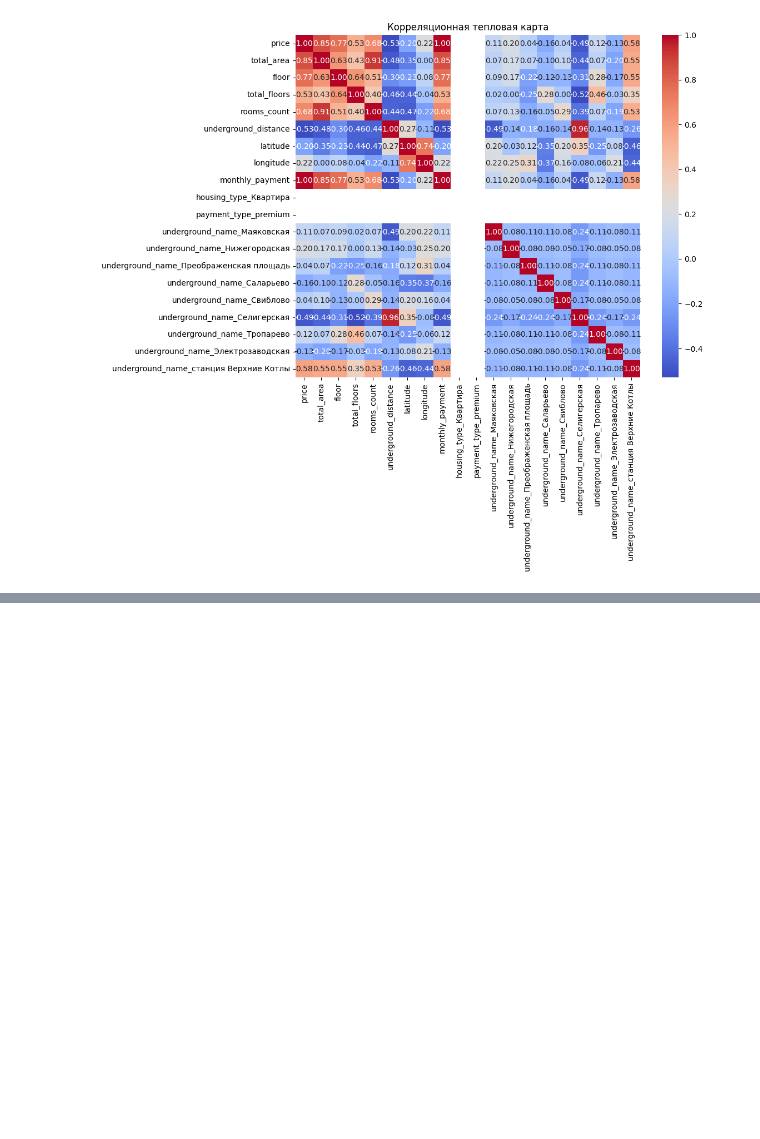
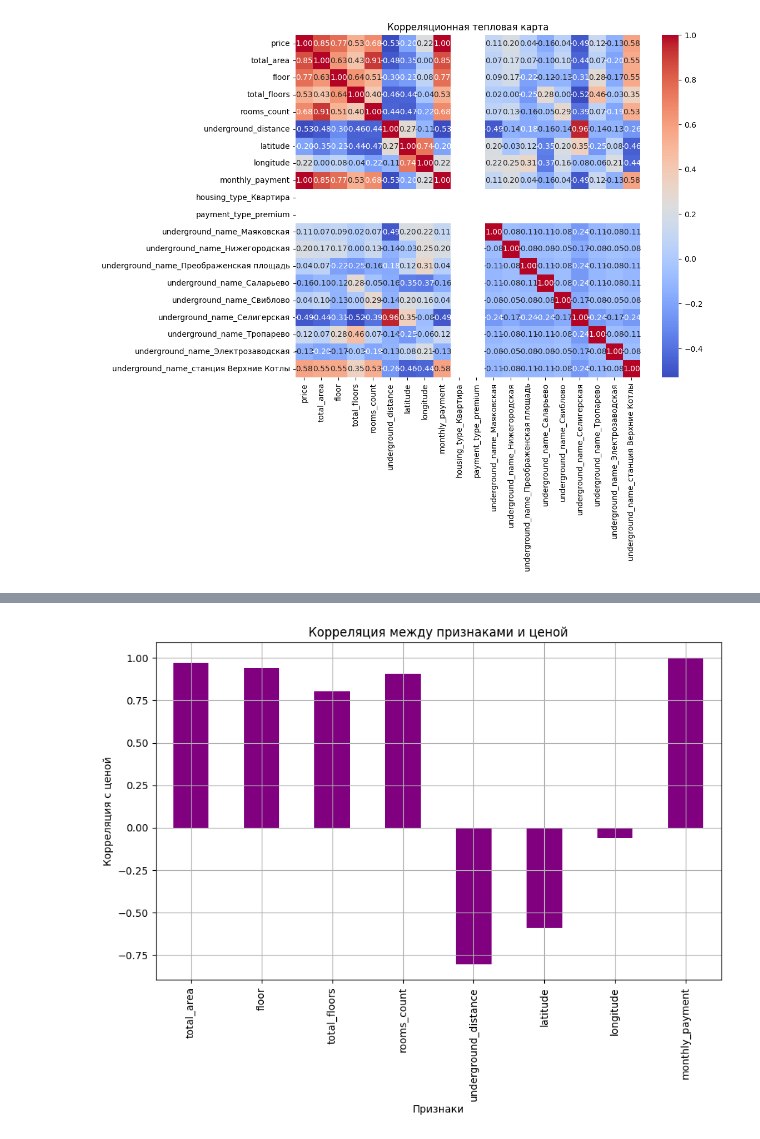
Before and after one commit to SmileBoss/fme_project, a Jupyter notebook: model.ipynb, the cells around one changed output, grey strips where cells are left out. Cells and saved outputs as stored; diff of their text form; code cells hidden in the pictures; blank space fills up the shorter version.

```diff
--- a/model.ipynb
+++ b/model.ipynb
@@ -91,0 +107,17 @@ plt.show()
+# %%
+# График, отражающий корреляцию между ценой и исследуемыми признаками
+prefixes = ['housing_type_', 'payment_type_', 'underground_name_']
+
+relevant_correlations = correlations.corr()['price'].drop(index=['price'])
+relevant_correlations = relevant_correlations[~relevant_correlations.index.str.startswith(tuple(prefixes))]
+
+plt.figure(figsize=(10, 6))
+relevant_correlations.plot(kind='bar', color='purple')
+plt.xlabel('Признаки')
+plt.ylabel('Корреляция с ценой')
+plt.title('Корреляция между признаками и ценой')
+plt.xticks(rotation=90)
+plt.grid()
+plt.show()
+# %% [output]
+[figure, added]
```
Also changed, not shown: parts of 5 cells of this notebook.
